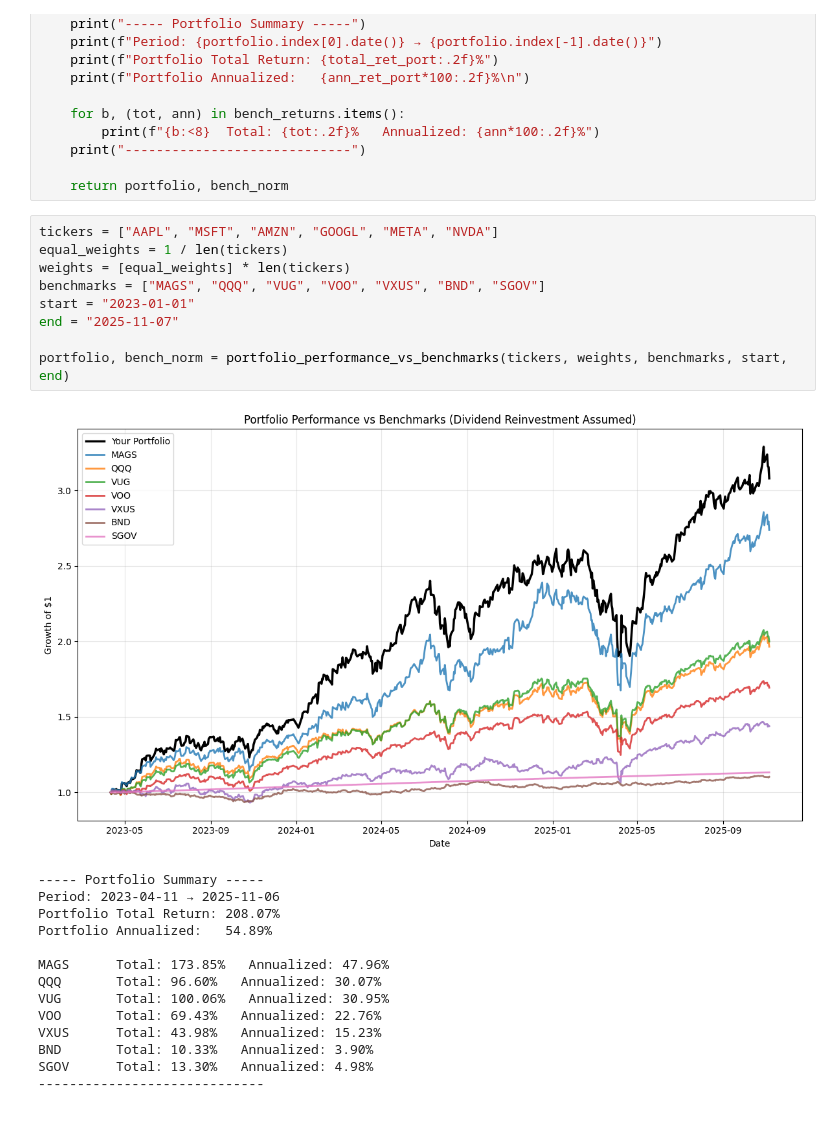
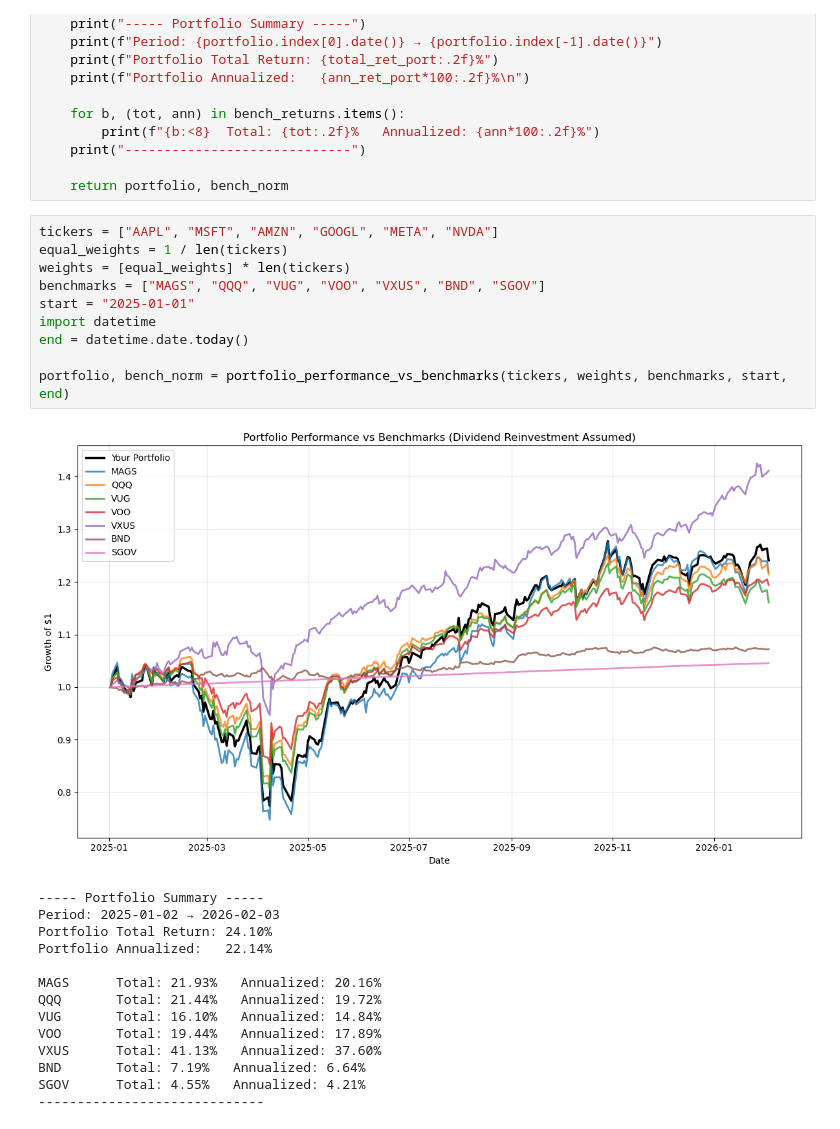
Before and after one commit to ncussonn/finance, a Jupyter notebook: portfolio_comparison.ipynb, the cells around one changed output. Cells and saved outputs as stored; diff of their text form.

Commit message:
portfolio visualization

```diff
--- a/portfolio_comparison.ipynb
+++ b/portfolio_comparison.ipynb
@@ -87,24 +87,25 @@ def portfolio_performance_vs_benchmarks(tickers, weights, benchmarks, start, end
 # %%
 tickers = ["AAPL", "MSFT", "AMZN", "GOOGL", "META", "NVDA"]
 equal_weights = 1 / len(tickers)
 weights = [equal_weights] * len(tickers)
 benchmarks = ["MAGS", "QQQ", "VUG", "VOO", "VXUS", "BND", "SGOV"]
-start = "2023-01-01"
-end = "2025-11-07"
+start = "2025-01-01"
+import datetime
+end = datetime.date.today()
 
 portfolio, bench_norm = portfolio_performance_vs_benchmarks(tickers, weights, benchmarks, start, end)
 # %% [output]
-[figure, old version]
+[figure, new version]
 ----- Portfolio Summary -----
-Period: 2023-04-11 → 2025-11-06
-Portfolio Total Return: 208.07%
-Portfolio Annualized:   54.89%
+Period: 2025-01-02 → 2026-02-03
+Portfolio Total Return: 24.10%
+Portfolio Annualized:   22.14%
 
-MAGS      Total: 173.85%   Annualized: 47.96%
-QQQ       Total: 96.60%   Annualized: 30.07%
-VUG       Total: 100.06%   Annualized: 30.95%
-VOO       Total: 69.43%   Annualized: 22.76%
-VXUS      Total: 43.98%   Annualized: 15.23%
-BND       Total: 10.33%   Annualized: 3.90%
-SGOV      Total: 13.30%   Annualized: 4.98%
+MAGS      Total: 21.93%   Annualized: 20.16%
+QQQ       Total: 21.44%   Annualized: 19.72%
+VUG       Total: 16.10%   Annualized: 14.84%
+VOO       Total: 19.44%   Annualized: 17.89%
+VXUS      Total: 41.13%   Annualized: 37.60%
+BND       Total: 7.19%   Annualized: 6.64%
+SGOV      Total: 4.55%   Annualized: 4.21%
 -----------------------------
```
Also changed, not shown: 2 other files.
